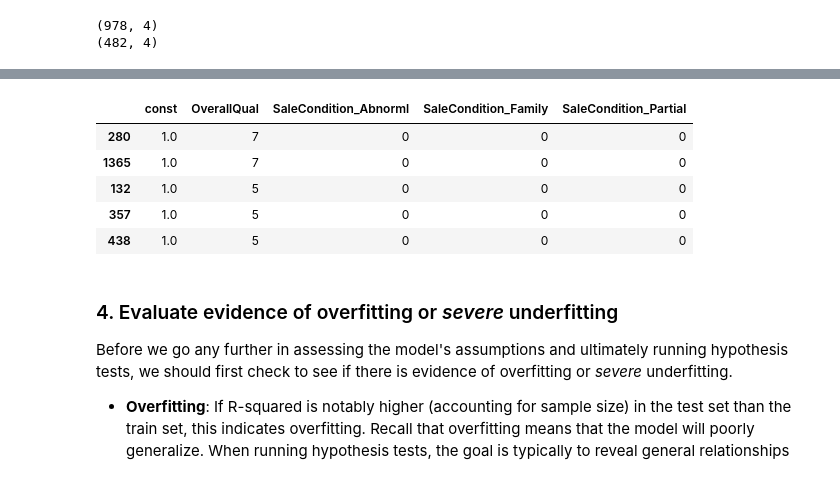
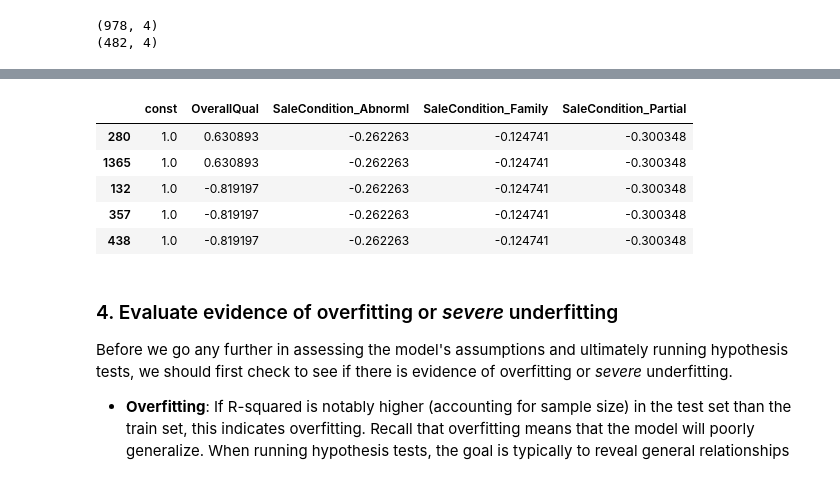
Before and after one commit to carpentries-incubator/high-dimensional-analysis-in-python, a Jupyter notebook: code/05-Regression-assumptions.ipynb, the cells around one changed output, grey strips where cells are left out. Cells and saved outputs as stored; diff of their text form; code cells hidden in the pictures.

```diff
--- a/code/05-Regression-assumptions.ipynb
+++ b/code/05-Regression-assumptions.ipynb
@@ -289,0 +292,5 @@ print(X_test.shape)
+# %%
+from preprocessing import zscore
+X_train_z = zscore(df=X_train, train_means=X_train.mean(), train_stds=X_train.std())
+X_test_z = zscore(df=X_test, train_means=X_train.mean(), train_stds=X_train.std())
+X_train_z.head()
@@ -290,18 +304,18 @@ print(X_test.shape)
 # %%
 import statsmodels.api as sm
 
 # Add a constant column to the predictor variables dataframe - this acts as the y-intercept in the model
-X_train = sm.add_constant(X_train)
+X_train_z = sm.add_constant(X_train_z)
 
 # Add the constant to the test set as well so we can use the model to form predictions on the test set later
-X_test = sm.add_constant(X_test)
-X_test.head()
+X_test_z = sm.add_constant(X_test_z)
+X_test_z.head()
 # %% [output]
 |  | const | OverallQual | SaleCondition_Abnorml | SaleCondition_Family | SaleCondition_Partial |
-| 280 | 1.0 | 7 | 0 | 0 | 0 |
-| 1365 | 1.0 | 7 | 0 | 0 | 0 |
-| 132 | 1.0 | 5 | 0 | 0 | 0 |
-| 357 | 1.0 | 5 | 0 | 0 | 0 |
-| 438 | 1.0 | 5 | 0 | 0 | 0 |
+| 280 | 1.0 | 0.630893 | -0.262263 | -0.124741 | -0.300348 |
+| 1365 | 1.0 | 0.630893 | -0.262263 | -0.124741 | -0.300348 |
+| 132 | 1.0 | -0.819197 | -0.262263 | -0.124741 | -0.300348 |
+| 357 | 1.0 | -0.819197 | -0.262263 | -0.124741 | -0.300348 |
+| 438 | 1.0 | -0.819197 | -0.262263 | -0.124741 | -0.300348 |
 # %%
 # Fit the multivariate regression model
```
Also changed, not shown: parts of 18 cells of this notebook, 22 other files.
